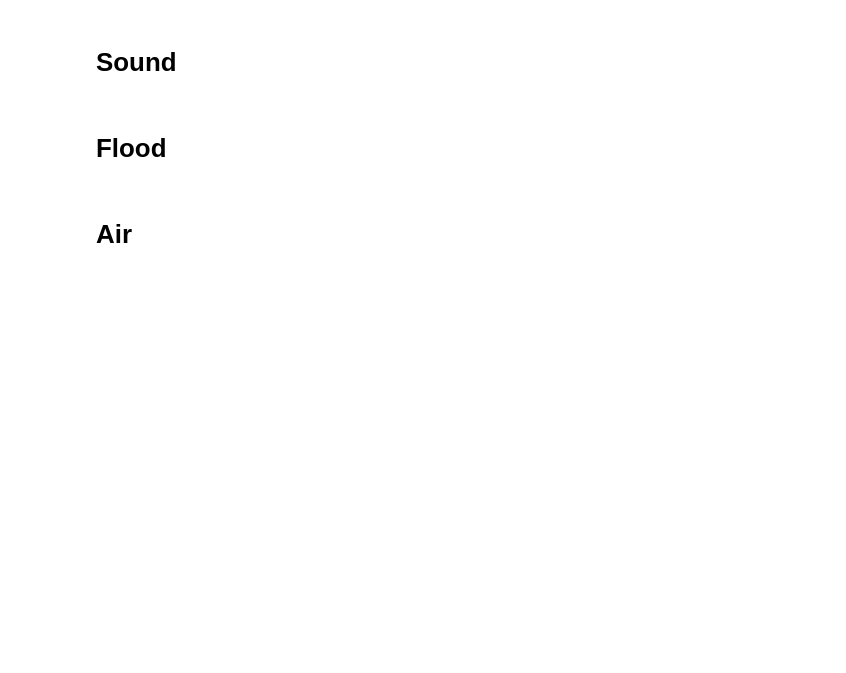
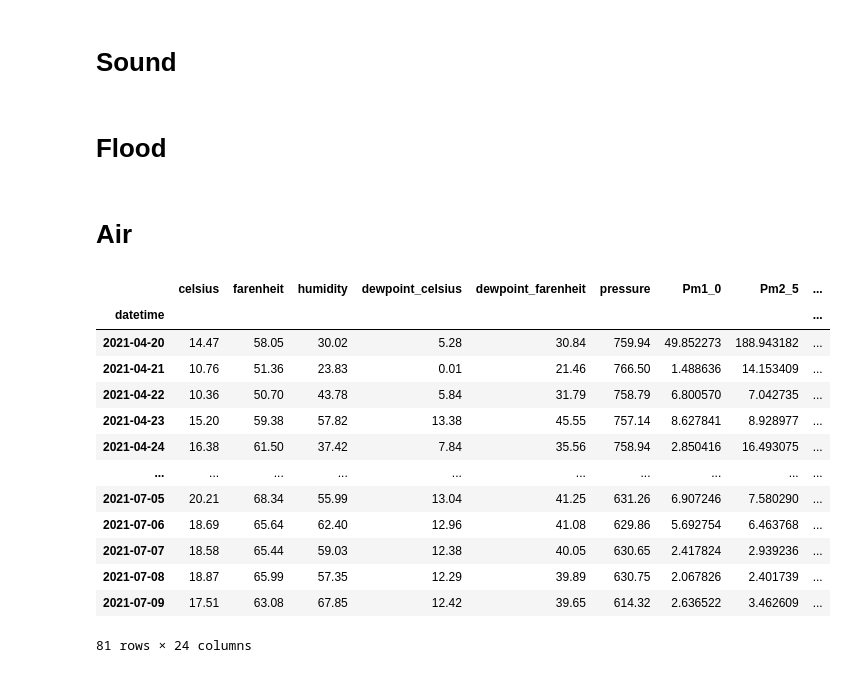
Before and after one commit to slc-data/2021-datathon, a Jupyter notebook: workbooks/sam/datathon.ipynb, the cells around one changed output. Cells and saved outputs as stored; diff of their text form; code cells hidden in the pictures; blank space fills up the shorter version.

Commit message:
making dataframes for all COSA areas

```diff
--- a/workbooks/sam/datathon.ipynb
+++ b/workbooks/sam/datathon.ipynb
@@ -320,0 +537,17 @@ show_water()
+# %%
+wrangle_COSA.full_daily_downtown_COSA_dataframe()
+# %% [output]
+|  | celsius | farenheit | humidity | dewpoint_celsius | dewpoint_farenheit | pressure | Pm1_0 | Pm2_5 | ... |
+| datetime |  |  |  |  |  |  |  |  | ... |
+| 2021-04-20 | 14.47 | 58.05 | 30.02 | 5.28 | 30.84 | 759.94 | 49.852273 | 188.943182 | ... |
+| 2021-04-21 | 10.76 | 51.36 | 23.83 | 0.01 | 21.46 | 766.50 | 1.488636 | 14.153409 | ... |
+| 2021-04-22 | 10.36 | 50.70 | 43.78 | 5.84 | 31.79 | 758.79 | 6.800570 | 7.042735 | ... |
+| 2021-04-23 | 15.20 | 59.38 | 57.82 | 13.38 | 45.55 | 757.14 | 8.627841 | 8.928977 | ... |
+| 2021-04-24 | 16.38 | 61.50 | 37.42 | 7.84 | 35.56 | 758.94 | 2.850416 | 16.493075 | ... |
+| ... | ... | ... | ... | ... | ... | ... | ... | ... | ... |
+| 2021-07-05 | 20.21 | 68.34 | 55.99 | 13.04 | 41.25 | 631.26 | 6.907246 | 7.580290 | ... |
+| 2021-07-06 | 18.69 | 65.64 | 62.40 | 12.96 | 41.08 | 629.86 | 5.692754 | 6.463768 | ... |
+| 2021-07-07 | 18.58 | 65.44 | 59.03 | 12.38 | 40.05 | 630.65 | 2.417824 | 2.939236 | ... |
+| 2021-07-08 | 18.87 | 65.99 | 57.35 | 12.29 | 39.89 | 630.75 | 2.067826 | 2.401739 | ... |
+| 2021-07-09 | 17.51 | 63.08 | 67.85 | 12.42 | 39.65 | 614.32 | 2.636522 | 3.462609 | ... |
+81 rows × 24 columns
```
Also changed, not shown: parts of 35 cells of this notebook, 2 other files.
